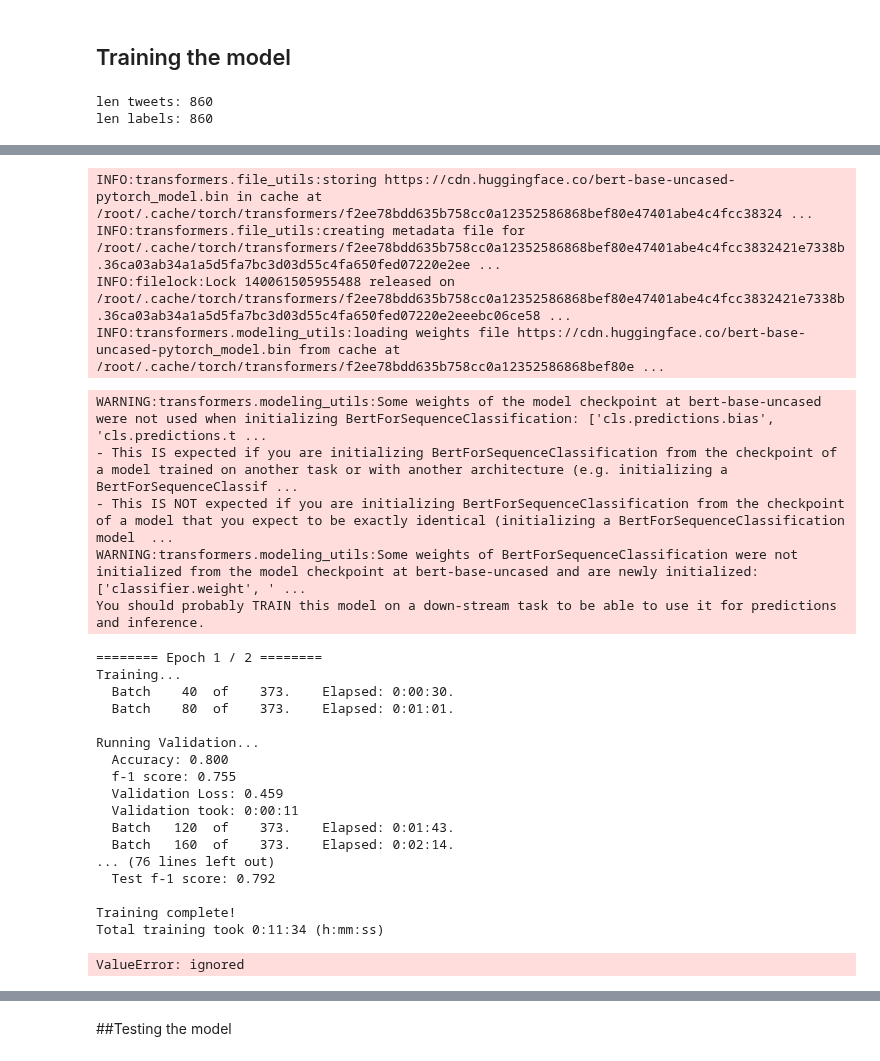
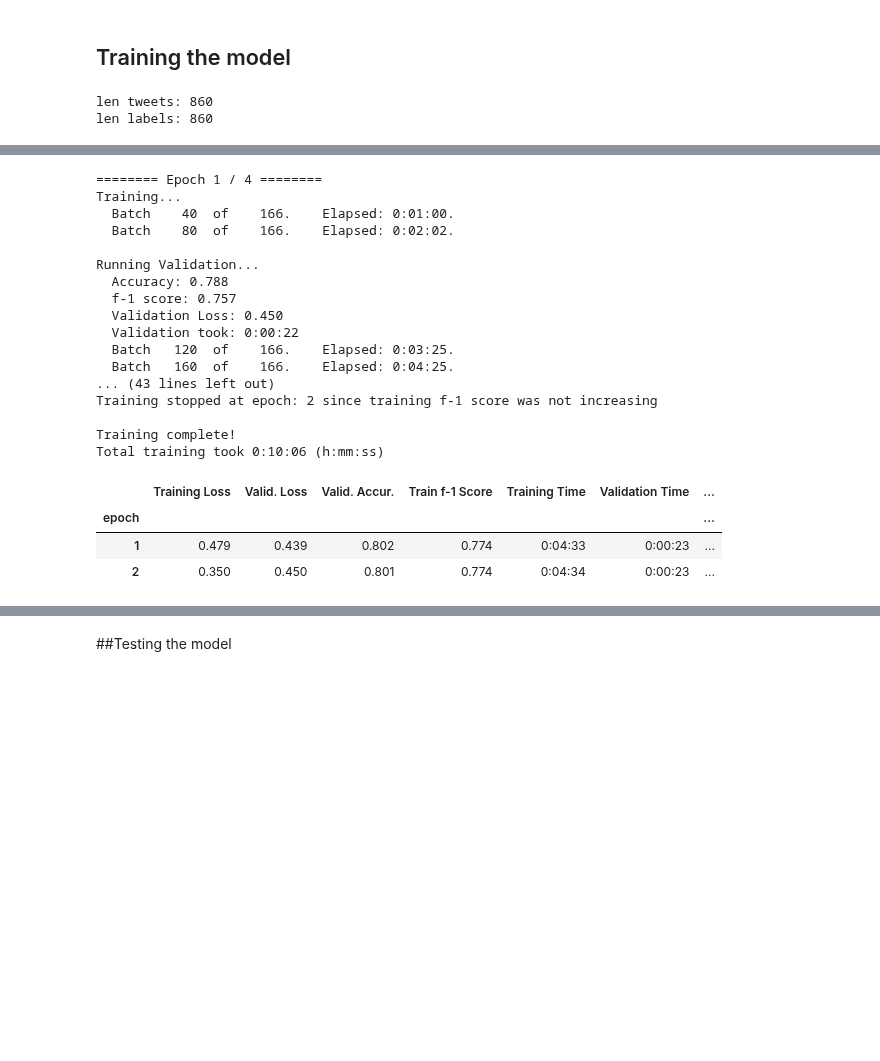
Before and after one commit to josbex/HS-detection_in_social_media_posts, a Jupyter notebook: Hate_speech_detection_in_social_media_posts.ipynb, the cells around one changed output, grey strips where cells are left out. Drawn from its saved outputs; the diff is of its cells as text; code cells hidden in the pictures; blank space fills up the shorter version.

```diff
--- a/Hate_speech_detection_in_social_media_posts.ipynb
+++ b/Hate_speech_detection_in_social_media_posts.ipynb
@@ -448,6 +449,12 @@ def is_accuracy_improving(training_stats):
     return True
   else:
     return False
+
+def is_train_f1_improving(training_stats):
+  if(training_stats[len(training_stats)-1]['Train f-1 Score'] >= training_stats[len(training_stats)-2]['Train f-1 Score']):
+    return True
+  else:
+    return False
 # %%
 def validate(validation_dataloader, model):
   # ========================================
@@ -693,12 +700,22 @@ def train_and_validate(model, optimizer, scheduler, train_dataloader, validation
           }
       )
 
+      #if(epoch_i>0):
+        #if(is_accuracy_improving(training_stats)):
+          #continue
+        #else:
+          #print("Training stopped at epoch: " + str(epoch_i +1) + " since accuracy was not increasing")
+          #break
+
       if(epoch_i>0):
-        if(is_accuracy_improving(training_stats)):
+        if(is_train_f1_improving(training_stats)):
           continue
         else:
-          print("Training stopped at epoch: " + str(epoch_i +1) + " since accuracy was not increasing")
+          print("Training stopped at epoch: " + str(epoch_i +1) + " since training f-1 score was not increasing")
           break
+      #if(test_f1 >= 0.819):
+        #print('Best current model reached!')
+        #break
 
   print("")
   print("Training complete!")
@@ -782,9 +802,9 @@ meta_parameters_same_epoch = [
                              ]
 # %%
 #For training on just one parameter combo
-batch_size = 32
+batch_size = 64
 train_dataloader, validation_dataloader, prediction_dataloader, nrOfTestTweets = create_dataloaders(batch_size, tokenizer)
-model, training_stats, mid_training_stats = start_training(2, batch_size, 5e-5, train_dataloader, validation_dataloader, prediction_dataloader, nrOfTestTweets)
+model, training_stats, mid_training_stats = start_training(4, batch_size, 3e-5, train_dataloader, validation_dataloader, prediction_dataloader, nrOfTestTweets)
 print_stats(training_stats)
 # %% [output]
 len tweets: 860
@@ -809,29 +829,23 @@ INFO:transformers.file_utils:https://cdn.huggingface.co/bert-base-uncased-pytorc
-INFO:transformers.file_utils:storing https://cdn.huggingface.co/bert-base-uncased-pytorch_model.bin in cache at /root/.cache/torch/transformers/f2ee78bdd635b758cc0a12352586868bef80e47401abe4c4fcc38324 ...
-INFO:transformers.file_utils:creating metadata file for /root/.cache/torch/transformers/f2ee78bdd635b758cc0a12352586868bef80e47401abe4c4fcc3832421e7338b.36ca03ab34a1a5d5fa7bc3d03d55c4fa650fed07220e2ee ...
-INFO:filelock:Lock 140061505955488 released on /root/.cache/torch/transformers/f2ee78bdd635b758cc0a12352586868bef80e47401abe4c4fcc3832421e7338b.36ca03ab34a1a5d5fa7bc3d03d55c4fa650fed07220e2eeebc06ce58 ...
-INFO:transformers.modeling_utils:loading weights file https://cdn.huggingface.co/bert-base-uncased-pytorch_model.bin from cache at /root/.cache/torch/transformers/f2ee78bdd635b758cc0a12352586868bef80e ...
+======== Epoch 1 / 4 ========
+Training...
+  Batch    40  of    166.    Elapsed: 0:01:00.
+  Batch    80  of    166.    Elapsed: 0:02:02.
+
+Running Validation...
+  Accuracy: 0.788
+  f-1 score: 0.757
+  Validation Loss: 0.450
+  Validation took: 0:00:22
+  Batch   120  of    166.    Elapsed: 0:03:25.
+  Batch   160  of    166.    Elapsed: 0:04:25.
+... (43 lines left out)
+Training stopped at epoch: 2 since training f-1 score was not increasing
+
+Training complete!
+Total training took 0:10:06 (h:mm:ss)
-WARNING:transformers.modeling_utils:Some weights of the model checkpoint at bert-base-uncased were not used when initializing BertForSequenceClassification: ['cls.predictions.bias', 'cls.predictions.t ...
-- This IS expected if you are initializing BertForSequenceClassification from the checkpoint of a model trained on another task or with another architecture (e.g. initializing a BertForSequenceClassif ...
-- This IS NOT expected if you are initializing BertForSequenceClassification from the checkpoint of a model that you expect to be exactly identical (initializing a BertForSequenceClassification model  ...
-WARNING:transformers.modeling_utils:Some weights of BertForSequenceClassification were not initialized from the model checkpoint at bert-base-uncased and are newly initialized: ['classifier.weight', ' ...
-You should probably TRAIN this model on a down-stream task to be able to use it for predictions and inference.
-======== Epoch 1 / 2 ========
-Training...
-  Batch    40  of    373.    Elapsed: 0:00:30.
-  Batch    80  of    373.    Elapsed: 0:01:01.
-
-Running Validation...
-  Accuracy: 0.800
-  f-1 score: 0.755
-  Validation Loss: 0.459
-  Validation took: 0:00:11
-  Batch   120  of    373.    Elapsed: 0:01:43.
-  Batch   160  of    373.    Elapsed: 0:02:14.
-... (76 lines left out)
-  Test f-1 score: 0.792
-
-Training complete!
-Total training took 0:11:34 (h:mm:ss)
-ValueError: ignored
+|  | Training Loss | Valid. Loss | Valid. Accur. | Train f-1 Score | Training Time | Validation Time | ... |
+| epoch |  |  |  |  |  |  | ... |
+| 1 | 0.479 | 0.439 | 0.802 | 0.774 | 0:04:33 | 0:00:23 | ... |
+| 2 | 0.350 | 0.450 | 0.801 | 0.774 | 0:04:34 | 0:00:23 | ... |
 # %%
 #For training with all combinations of recomended default parameters (Takes a long time!)
```
Also changed, not shown: parts of 15 cells of this notebook.
